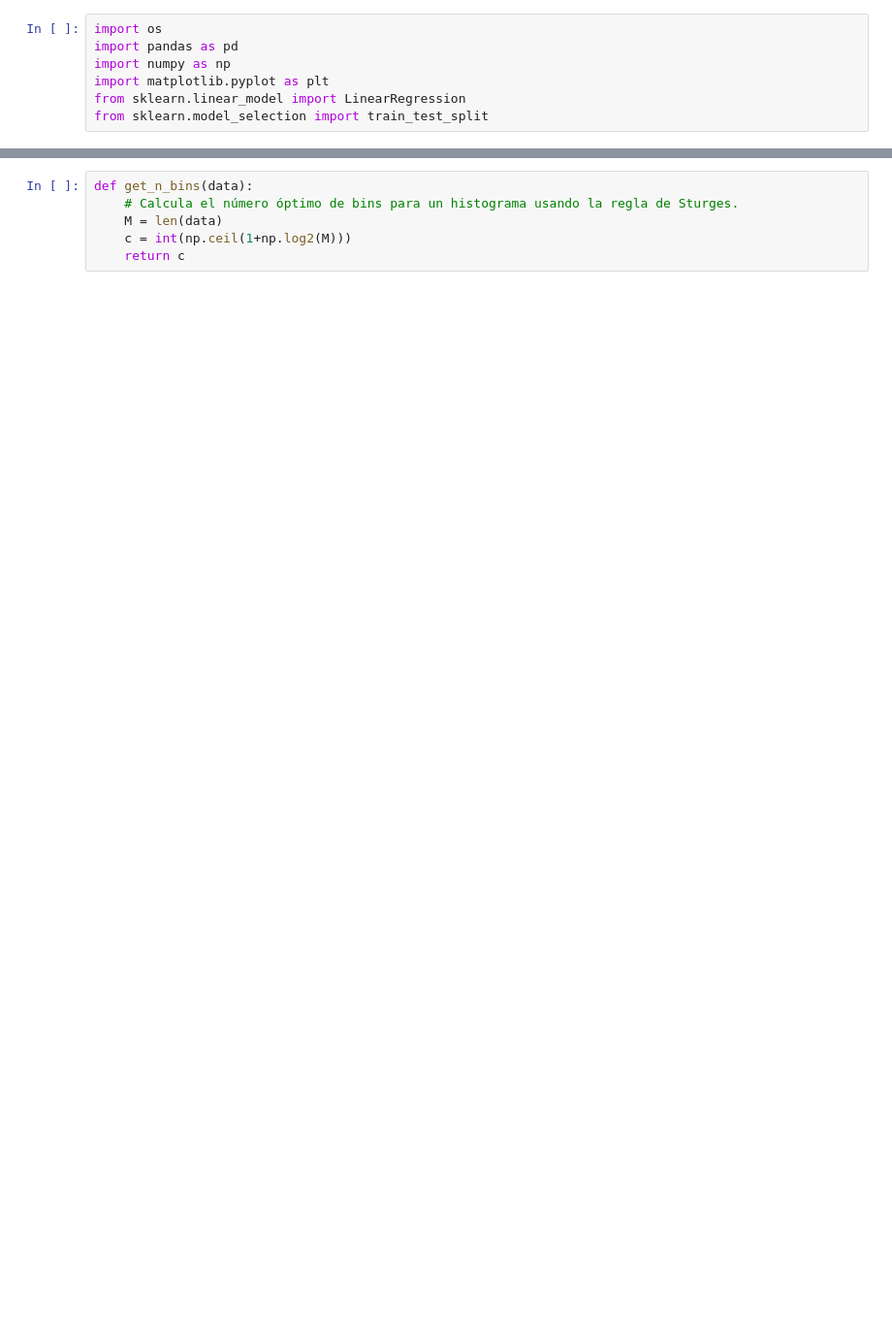
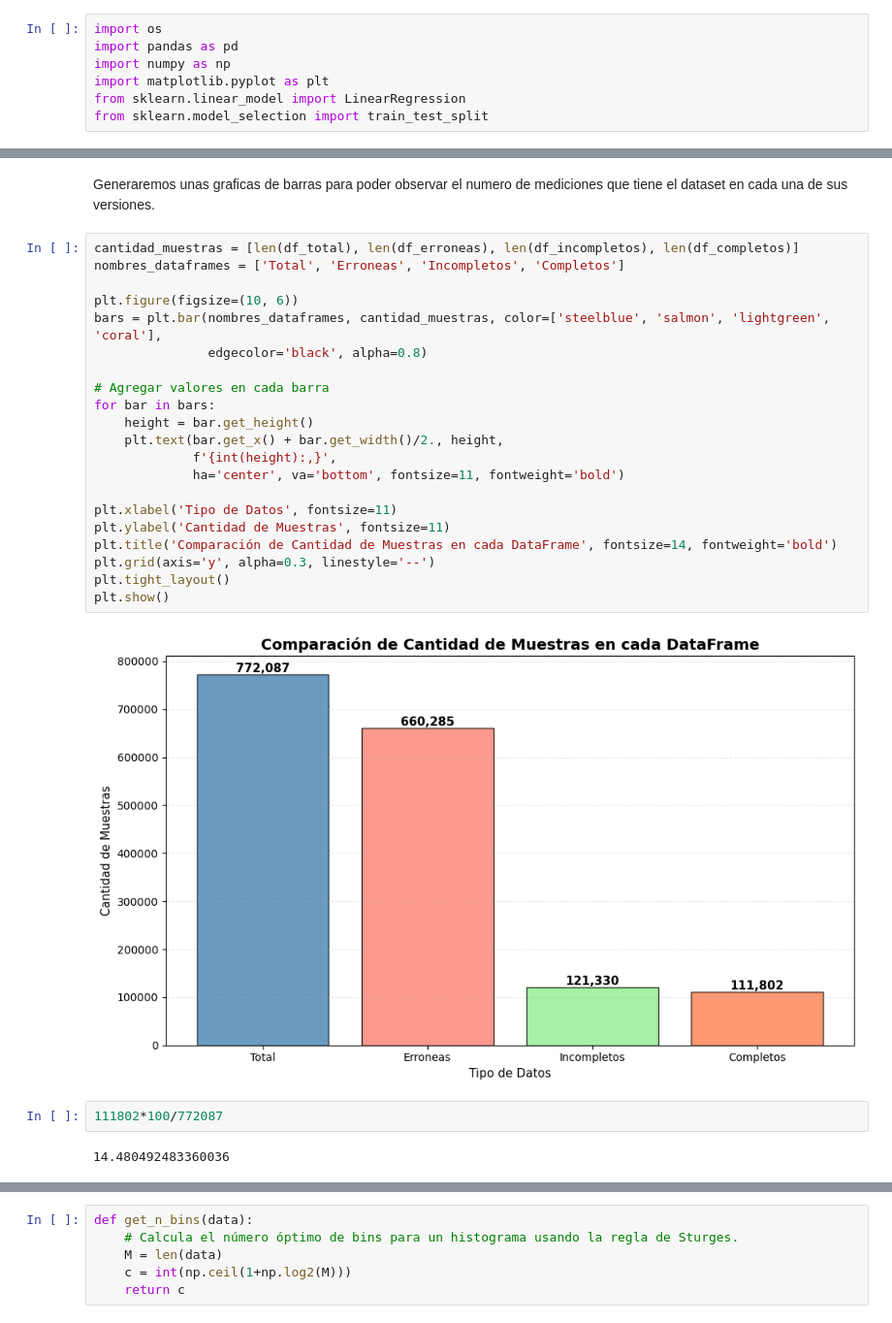
Before and after one commit to zamax14/MCAD, a Jupyter notebook: parcial_1/p2_parcial1.ipynb, the cells around one changed output, grey strips where cells are left out. Shown: that part at 97% size. Cells and saved outputs as stored; diff of their text form; blank space fills up the shorter version.

```diff
--- a/parcial_1/p2_parcial1.ipynb
+++ b/parcial_1/p2_parcial1.ipynb
@@ -50,0 +71,29 @@ df_diff.shape
+# %% [markdown]
+Generaremos unas graficas de barras para poder observar el numero de mediciones que tiene el dataset en cada una de sus versiones.
+# %%
+cantidad_muestras = [len(df_total), len(df_erroneas), len(df_incompletos), len(df_completos)]
+nombres_dataframes = ['Total', 'Erroneas', 'Incompletos', 'Completos']
+
+plt.figure(figsize=(10, 6))
+bars = plt.bar(nombres_dataframes, cantidad_muestras, color=['steelblue', 'salmon', 'lightgreen', 'coral'],
+               edgecolor='black', alpha=0.8)
+
+# Agregar valores en cada barra
+for bar in bars:
+    height = bar.get_height()
+    plt.text(bar.get_x() + bar.get_width()/2., height,
+             f'{int(height):,}',
+             ha='center', va='bottom', fontsize=11, fontweight='bold')
+
+plt.xlabel('Tipo de Datos', fontsize=11)
+plt.ylabel('Cantidad de Muestras', fontsize=11)
+plt.title('Comparación de Cantidad de Muestras en cada DataFrame', fontsize=14, fontweight='bold')
+plt.grid(axis='y', alpha=0.3, linestyle='--')
+plt.tight_layout()
+plt.show()
+# %% [output]
+[figure, added]
+# %%
+111802*100/772087
+# %% [output]
+14.480492483360036
```
Also changed, not shown: parts of 36 cells of this notebook.
